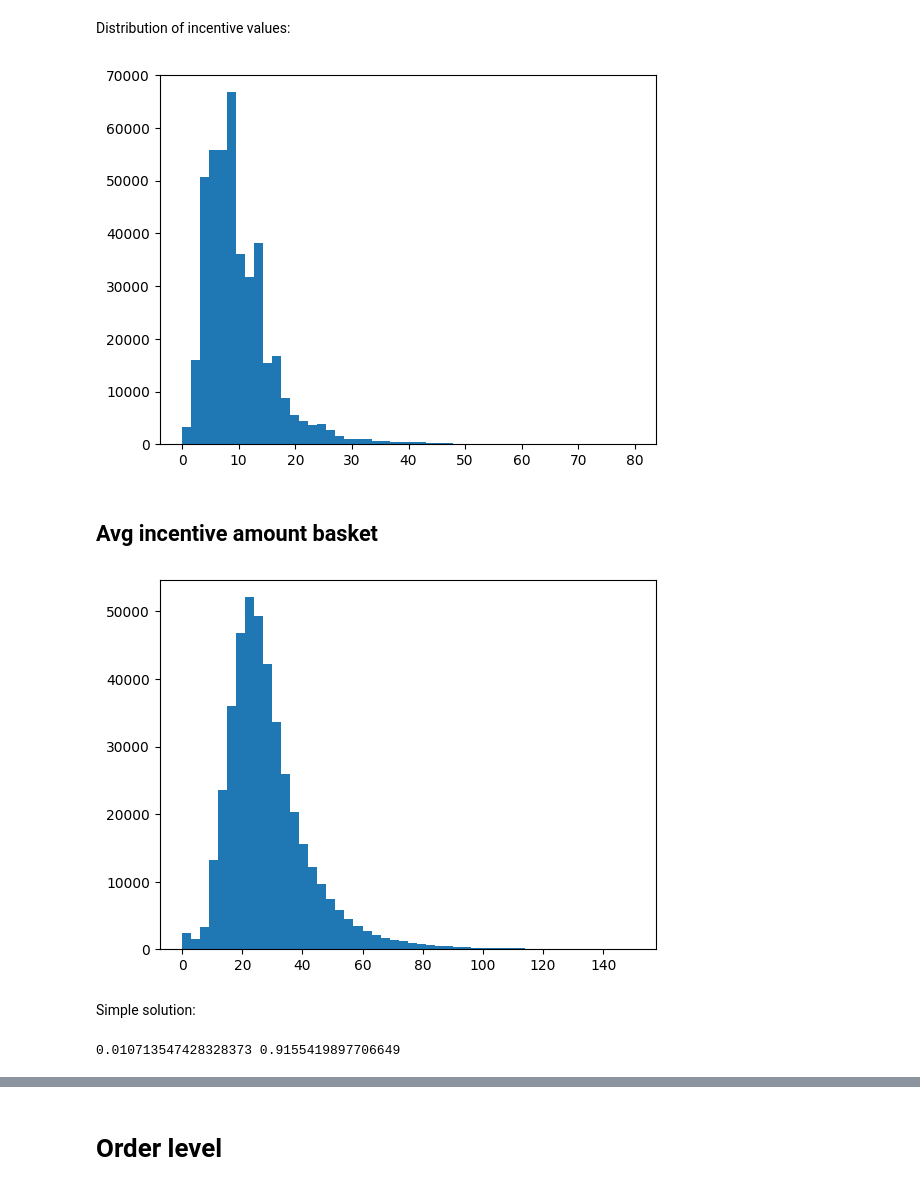
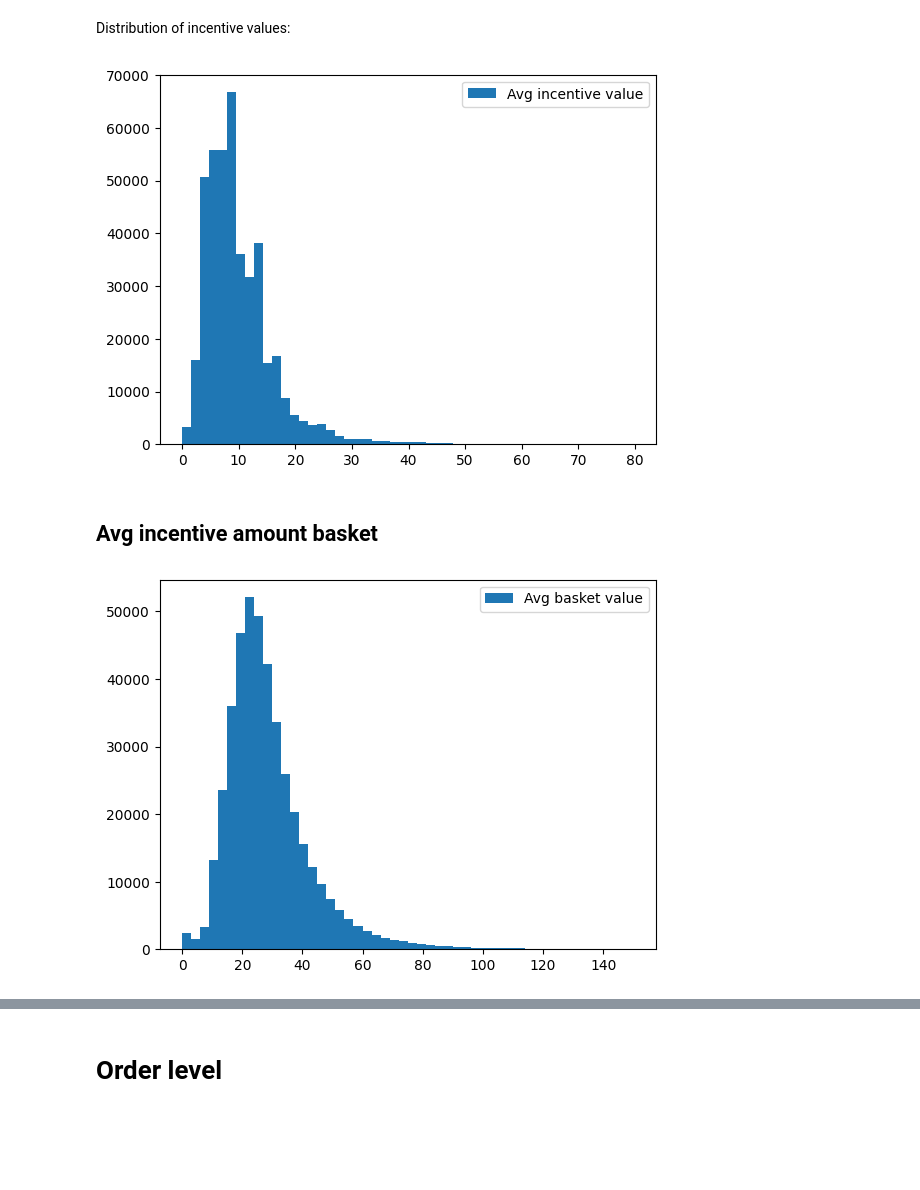
Before and after one commit to AChiaraCapuano/incentives_analysis, a Jupyter notebook: analysis_nb.ipynb, the cells around one changed output, grey strips where cells are left out. Cells and saved outputs as stored; diff of their text form; code cells hidden in the pictures; blank space fills up the shorter version.

```diff
--- a/analysis_nb.ipynb
+++ b/analysis_nb.ipynb
@@ -69,17 +68,19 @@ df_avg_order = df_customer[df_customer['used_incentive']==1].groupby('analytical
 # %% [markdown]
 Distribution of incentive values:
 # %%
-plt.hist(df_avg_order[df_avg_order['incentive_value']<80]['incentive_value'], bins=50);
+plt.hist(df_avg_order[df_avg_order['incentive_value']<80]['incentive_value'], bins=50, label="Avg incentive value");
+plt.legend(loc='upper right');
 # %% [output]
-[figure, old version]
+[figure, new version]
 # %% [markdown]
 ## Avg incentive amount basket
 # %%
 df_avg_basket = df_customer[df_customer['used_incentive']==1].groupby('analytical_customer_id')['basket_value'].mean().reset_index()
 # %%
-plt.hist(df_avg_basket[df_avg_basket['basket_value']<150]['basket_value'], bins=50);
+plt.hist(df_avg_basket[df_avg_basket['basket_value']<150]['basket_value'], bins=50, label="Avg basket value");
+plt.legend(loc='upper right');
 # %% [output]
-[figure, old version]
+[figure, new version]
 # %%
 def min_max_norm(df, col):
     return (df[col]-df[col].min())/(df[col].max()-df[col].min())
@@ -89,2 +86,0 @@ df_median_sol = df_median_sol_.merge(df_avg_order, on='analytical_customer_id')
-# %% [markdown]
-Simple solution:
@@ -93,4 +86,0 @@ df_median_sol['simple_score'] = 0.6*df_median_sol['used_incentive']+0.2*min_max_
-# %%
-print(df_median_sol['simple_score'].min(), df_median_sol['simple_score'].max())
-# %% [output]
-0.010713547428328373 0.9155419897706649
```
Also changed, not shown: parts of 42 cells of this notebook.
